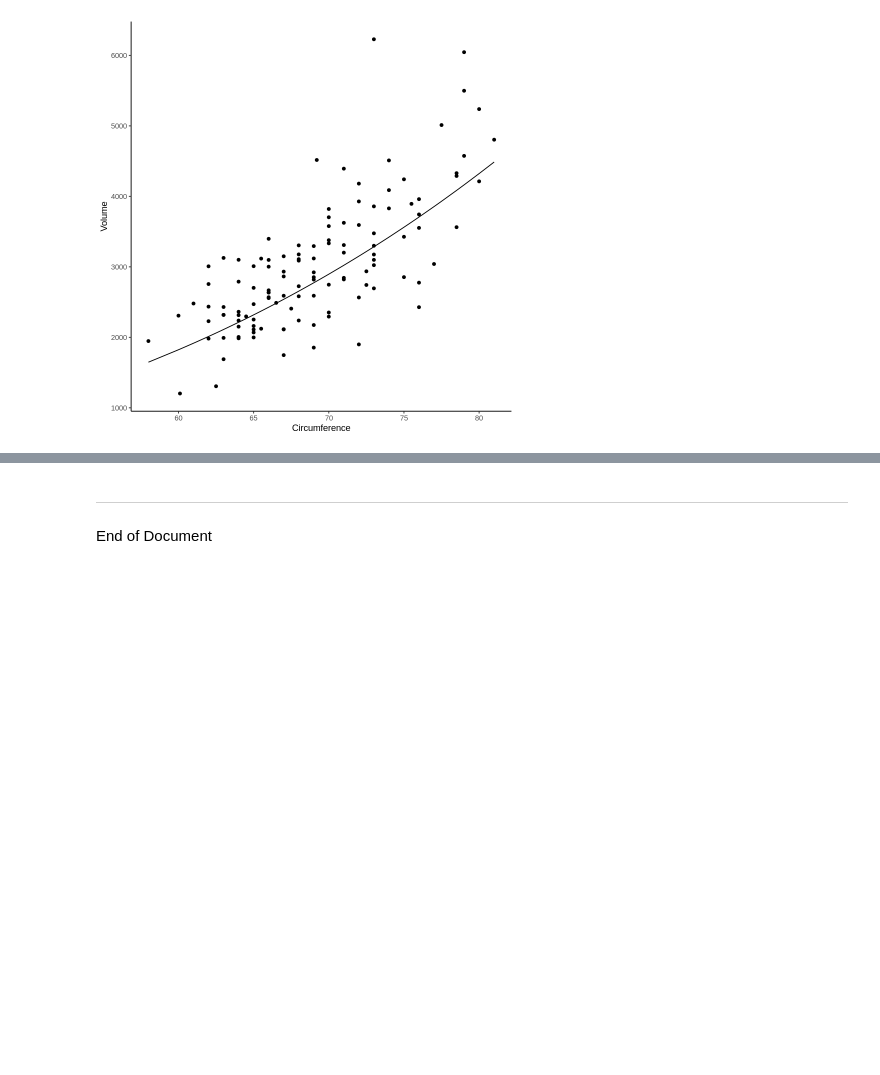
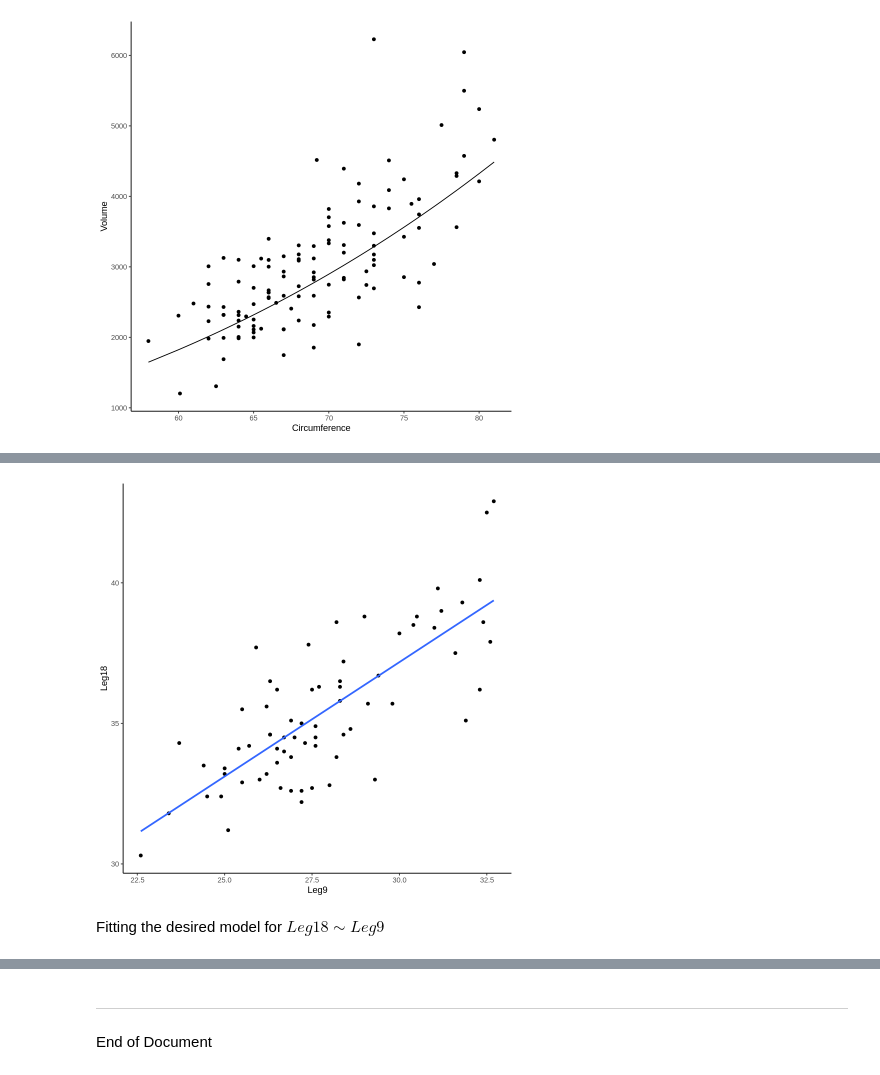
Before and after one commit to christophermalone/stat360, a Jupyter notebook: HW2_Fall2021_Solution.ipynb, the cells around one changed output, grey strips where cells are left out. Cells and saved outputs as stored; diff of their text form; code cells hidden in the pictures; blank space fills up the shorter version.

```diff
--- a/HW2_Fall2021_Solution.ipynb
+++ b/HW2_Fall2021_Solution.ipynb
@@ -90,0 +143,3 @@ ggplot(data=Haystacks, aes(x=Circumference, y=Volume)) +
+# %%
+# Reading data in using read_csv
+BGSGirls <- read_csv("http://www.StatsClass.org/stat360/Datasets/BGSGirls.csv")
@@ -90,0 +170,9 @@ ggplot(data=Haystacks, aes(x=Circumference, y=Volume)) +
+# %%
+ggplot(data = BGSGirls, aes(x=Leg9, y=Leg18)) +
+  geom_point() +
+  geom_smooth(method='lm', formula = y ~ x, se=FALSE) +
+  theme_classic()
+# %% [output]
+[figure, added]
+# %% [markdown]
+Fitting the desired model for $Leg18 \sim Leg9$
```
Also changed, not shown: parts of 14 cells of this notebook.
